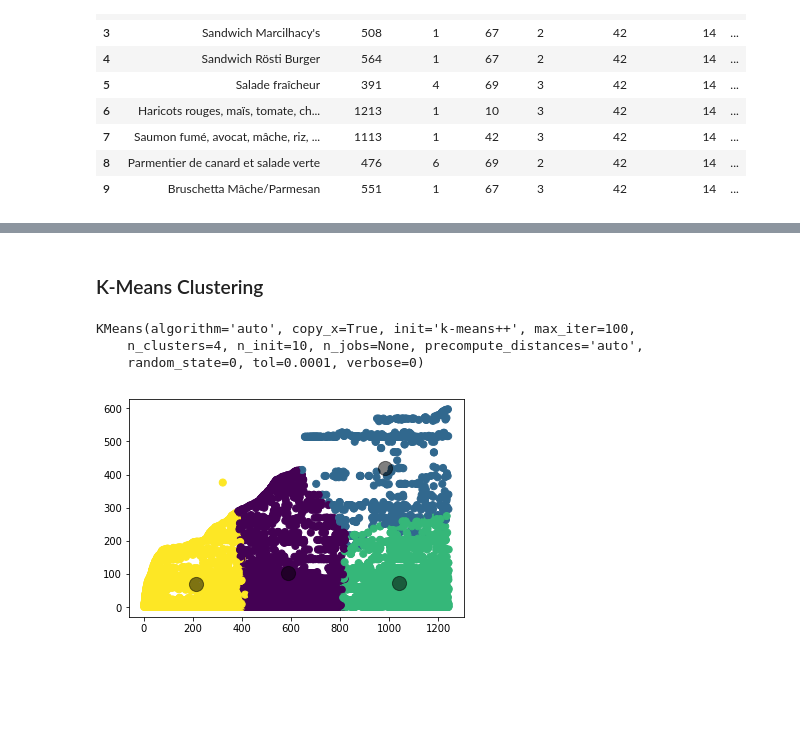
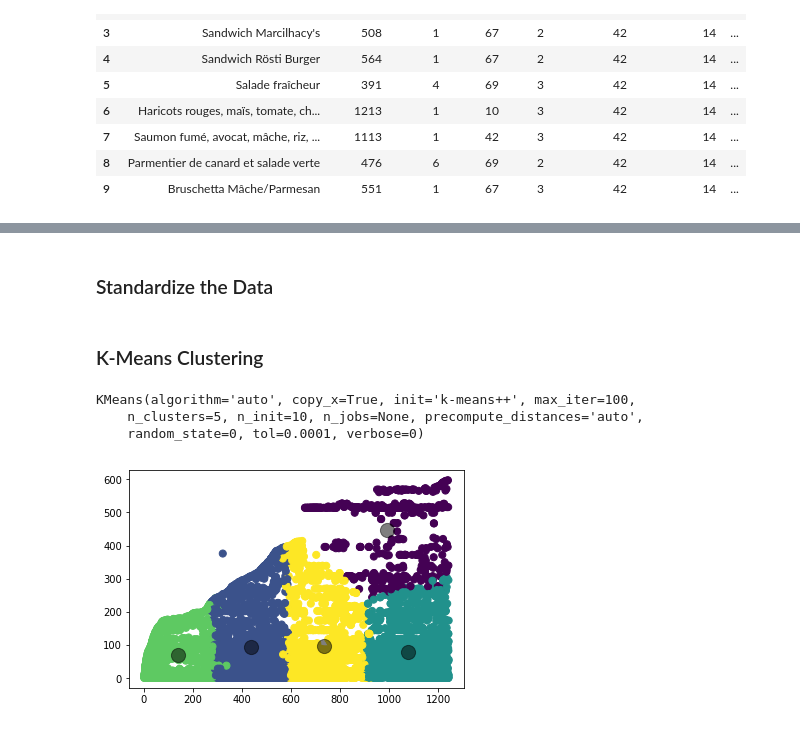
Before and after one commit to rezaadle/food-mama-project, a Jupyter notebook: mama-test.ipynb, the cells around one changed output, grey strips where cells are left out. Drawn from its saved outputs; the diff is of its cells as text; code cells hidden in the pictures; blank space fills up the shorter version.

```diff
--- a/mama-test.ipynb
+++ b/mama-test.ipynb
@@ -113,0 +65,3 @@ meta_data.head(10)
+# %%
+converted = mama.converting(meta_data)
+converted.head()
@@ -116,5 +77,5 @@ meta_data.head(10)
 # %%
-cluster_data = meta_data.loc[:, ['title', 'recipe_id', 'servings', 'origin_id', 'rating', 'food_id', 'category_id', 'availability_cat', 'ancestry']]
+cluster_data = converted.loc[:, ['title', 'recipe_id', 'servings', 'origin_id', 'rating', 'food_id', 'category_id', 'availability_cat', 'ancestry']]
 cluster_data.rename(columns={'title':'recipe_title', 'food_id':'ingredient_id', 'category_id':'ingredient_cat'}, inplace=True)
 cluster_data.head(10)
 # %% [output]
@@ -149,20 +111,27 @@ memory usage: 603.4+ KB
+# %% [markdown]
+### Standardize the Data
+# %%
+from sklearn.preprocessing import StandardScaler
+ss = StandardScaler()
+
+X = cluster_data.drop(["recipe_title","rating"], axis=1)
+x_std = ss.fit_transform(X)
 # %% [markdown]
 ### K-Means Clustering
 # %%
 from sklearn.cluster import KMeans
-kmeans = KMeans(algorithm='auto', n_clusters=4, max_iter=100, random_state=0)
-X = cluster_data.drop("recipe_title", axis=1)
+kmeans = KMeans(algorithm='auto', n_clusters=5, max_iter=100, random_state=0)
 kmeans.fit(X)
 # %% [output]
 KMeans(algorithm='auto', copy_x=True, init='k-means++', max_iter=100,
-    n_clusters=4, n_init=10, n_jobs=None, precompute_distances='auto',
+    n_clusters=5, n_init=10, n_jobs=None, precompute_distances='auto',
     random_state=0, tol=0.0001, verbose=0)
 # %%
 labels = kmeans.predict(X)
 centroids = kmeans.cluster_centers_
 # %%
 plt.scatter(X.recipe_id, X.ingredient_id, c=labels, s=50, cmap='viridis')
-plt.scatter(centroids[:, 0], centroids[:, 4], c='black', s=200, alpha=0.5)
+plt.scatter(centroids[:, 0], centroids[:, 3], c='black', s=200, alpha=0.5)
 plt.show()
 # %% [output]
-[figure, old version]
+[figure, new version]
```
Also changed, not shown: parts of 27 cells of this notebook, 3 other files.
